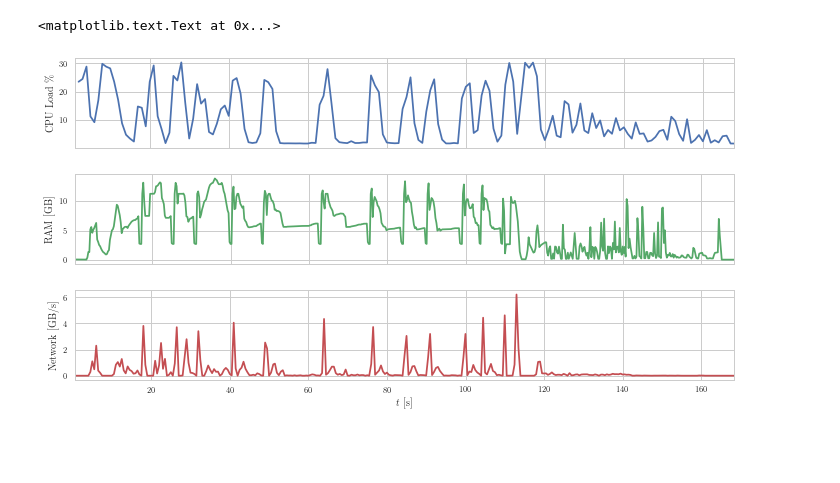
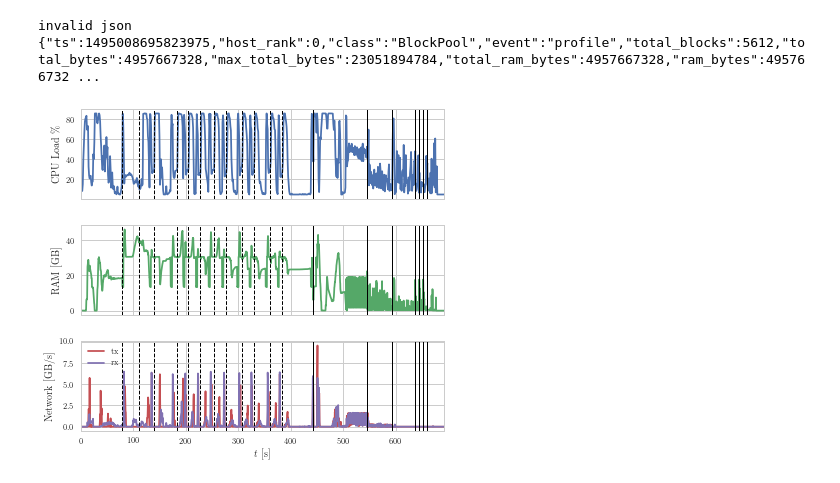
Before and after one commit to kit-algo/distributed_clustering_thrill, a Jupyter notebook: analysis/Resources.ipynb, the cells around one changed output. Drawn from its saved outputs; the diff is of its cells as text; code cells hidden in the pictures; blank space fills up the shorter version.

Commit message:
plot updates

```diff
--- a/analysis/Resources.ipynb
+++ b/analysis/Resources.ipynb
@@ -65,17 +66,24 @@ sns.set_style("whitegrid")
 mpl.rcParams.update(pgf_with_latex)
 # %%
 data = {}
-path = os.path.expanduser("~/dev/ma/data/results/res_plots/dlm-log-11834284-host-0.json")
+path = glob.glob(os.path.expanduser("~/dev/ma/data/results/res_plots/dlm-log-*-host-0.json"))[0]
 
 with open(path) as f:
     for line in f.readlines():
-        event = json.loads(line)
-        if event['class'] in data:
-            data[event['class']].append(event)
-        else:
-            data[event['class']] = [event]
+        try:
+            event = json.loads(line)
+            if event['class'] in data:
+                data[event['class']].append(event)
+            else:
+                data[event['class']] = [event]
+        except json.JSONDecodeError:
+            print('invalid json')
+            print(line)
 
 frames = { typename: pd.DataFrame(items) for typename, items in data.items() }
+# %% [output]
+invalid json
+{"ts":1495008695823975,"host_rank":0,"class":"BlockPool","event":"profile","total_blocks":5612,"total_bytes":4957667328,"max_total_bytes":23051894784,"total_ram_bytes":4957667328,"ram_bytes":495766732 ...
 # %%
 t_zero = min([events['ts'].min() for event_type, events in frames.items()])
 for event_type, events in frames.items():
@@ -83,18 +91,47 @@ for event_type, events in frames.items():
 
 frames['MemProfile']['total'] = frames['MemProfile']['total'] / 1000000000 # GB
 frames['NetManager']['total_speed'] = (frames['NetManager']['tx_speed'] + frames['NetManager']['rx_speed']) / 1000000000 # GB/s
-frames['LinuxProcStats']['total_cpu'] = frames['LinuxProcStats']['cpu_user'] + frames['LinuxProcStats']['cpu_sys'] # %
+frames['NetManager']['rx'] = frames['NetManager']['rx_speed'] / 1000000000 # GB/s
+frames['NetManager']['tx'] = frames['NetManager']['tx_speed'] / 1000000000 # GB/s
+frames['LinuxProcStats']['total_cpu'] = (frames['LinuxProcStats']['cpu_user'] + frames['LinuxProcStats']['cpu_sys']) * 48 / 17 # %
+# %%
+start = frames['StageBuilder'] \
+    .loc[lambda x: x['worker_rank'] == 0] \
+    .loc[lambda x: x['id'] == 7] \
+    .loc[lambda x: x['event'] == 'pushdata-done']['ts'].max()
+
+contractions = frames['StageBuilder'] \
+    .loc[lambda x: x['worker_rank'] == 0] \
+    .loc[lambda x: x['label'] == 'GroupByKey'] \
+    .loc[lambda x: x['event'] == 'execute-start']
+
+first_contraction_id = contractions['id'].min()
+iterations = frames['StageBuilder'] \
+    .loc[lambda x: x['worker_rank'] == 0] \
+    .loc[lambda x: x['label'] == 'FoldByKey'] \
+    .loc[lambda x: x['event'] == 'execute-start'] \
+    .loc[lambda x: x['id'] < first_contraction_id]
 # %%
-fig, axes = plt.subplots(3, 1, figsize=(textwidth_to_inch(2.0), textwidth_to_inch(1)));
+fig, axes = plt.subplots(3, 1, figsize=(textwidth_to_inch(1.1), textwidth_to_inch(1)));
 plt.subplots_adjust(hspace=0.3);
 
 frames['LinuxProcStats'].plot(x='ts', y='total_cpu', ax=axes[0], sharex=True, legend=False)
 axes[0].set_ylabel('CPU Load \%')
 frames['MemProfile'].plot(x='ts', y='total', ax=axes[1], sharex=True, legend=False, color='C1')
 axes[1].set_ylabel('RAM [GB]')
-frames['NetManager'].plot(x='ts', y='total_speed', ax=axes[2], sharex=True, legend=False, color='C2')
+frames['NetManager'].plot(x='ts', y=['tx', 'rx'], ax=axes[2], sharex=True, color=['C2', 'C3'])
 axes[2].set_ylabel('Network [GB/s]')
 axes[2].set_xlabel('$t$ [s]')
+
+for i in [0,1,2]:
+    axes[i].axvline(start, color='k', linestyle='dashed', linewidth=1)
+
+    for it in iterations['ts']:
+        axes[i].axvline(it, color='k', linestyle='dashed', linewidth=1)
+
+    for c in contractions['ts']:
+        axes[i].axvline(c, color='k', linewidth=1)
+
+savefig('dlm_res_plot')
 # %% [output]
-<matplotlib.text.Text at 0x...>
-[figure, old version]
+[figure, new version]
```
Also changed, not shown: parts of 5 cells of this notebook, 3 other files.
